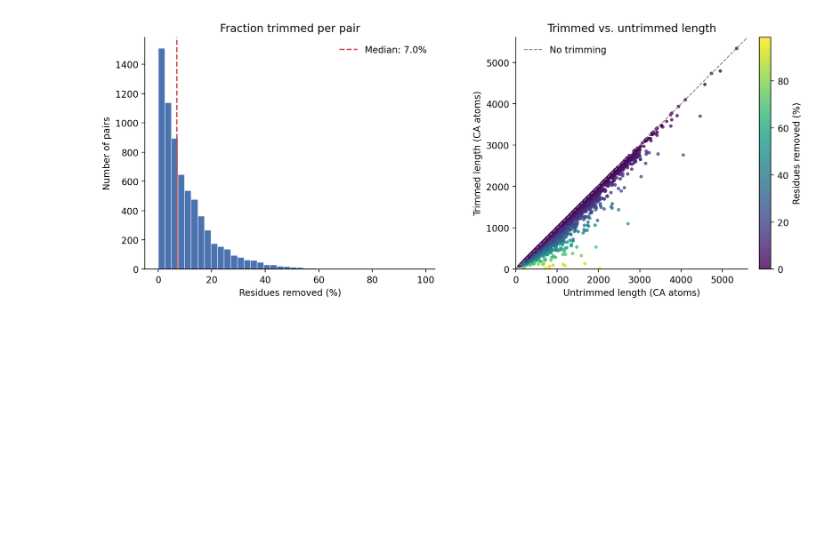
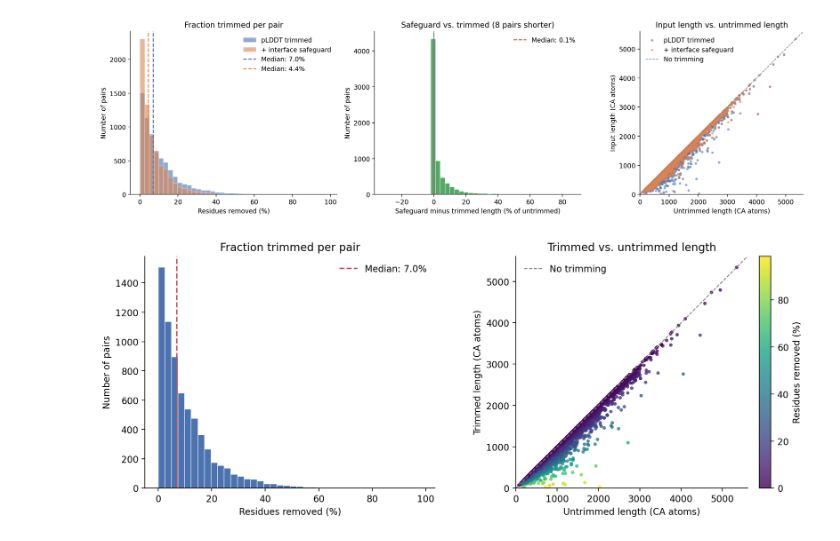
Before and after one commit to Kim-Dammer/master_thesis, a Jupyter notebook: notebooks/24_analysis_plddt_trimmed_input.ipynb, the cells around one changed output. Saved outputs shown, nothing was run; the diff lists cells and outputs as text; code cells hidden in the pictures; blank space fills up the shorter version.

```diff
--- a/notebooks/24_analysis_plddt_trimmed_input.ipynb
+++ b/notebooks/24_analysis_plddt_trimmed_input.ipynb
@@ -63,0 +85,13 @@ pdb_length = pdb_length.with_columns(
+# %%
+pdb_length = (
+    df_len
+    .pivot(on="set", index="pair", values="n_ca")
+    .rename({
+        "untrimmed": "length_untrimmed",
+        "trimmed": "length_trimmed",
+        "safeguard": "length_safeguard",
+    })
+)
+# %%
+#drop nulls for whreer a pair is missing on another run (just 6 homomultimers)
+pdb_length = pdb_length.drop_nulls(subset=["length_untrimmed", "length_trimmed", "length_safeguard"])
@@ -64 +124,57 @@ pdb_length = pdb_length.with_columns(
+# %%
+untr = pdb_length["length_untrimmed"].to_numpy()
+tr = pdb_length["length_trimmed"].to_numpy()
+sg = pdb_length["length_safeguard"].to_numpy()
+rel_tr = pdb_length["removed_trimmed"].to_numpy() * 100
+rel_sg = pdb_length["removed_safeguard"].to_numpy() * 100
+added = pdb_length["added_back"].to_numpy() * 100
+# %%
+col_tr, col_sg = "#4C72B0", "#DD8452"
+
+fig, axes = plt.subplots(1, 3, figsize=(16, 4.5))
+
+# Left: fraction removed, trimmed vs safeguard
+ax = axes[0]
+bins = np.linspace(0, max(rel_tr.max(), rel_sg.max()), 41)
+ax.hist(rel_tr, bins=bins, color=col_tr, alpha=0.6, edgecolor="white", linewidth=0.5, label="pLDDT trimmed")
+ax.hist(rel_sg, bins=bins, color=col_sg, alpha=0.6, edgecolor="white", linewidth=0.5, label="+ interface safeguard")
+ax.axvline(np.median(rel_tr), color=col_tr, linestyle="--", linewidth=1.5, label=f"Median: {np.median(rel_tr):.1f}%")
+ax.axvline(np.median(rel_sg), color=col_sg, linestyle="--", linewidth=1.5, label=f"Median: {np.median(rel_sg):.1f}%")
+ax.set_xlabel("Residues removed (%)")
+ax.set_ylabel("Number of pairs")
+ax.set_title("Fraction trimmed per pair")
+ax.legend(frameon=False)
+
+# Middle: change in length from trimmed -> safeguard (negative = safeguard shorter)
+ax = axes[1]
+ax.hist(added, bins=40, color="#55A868", edgecolor="white", linewidth=0.5)
+ax.axvline(np.median(added), color="#C44E52", linestyle="--", linewidth=1.5,
+           label=f"Median: {np.median(added):.1f}%")
+ax.axvline(0, color="grey", linewidth=1)
+ax.set_xlabel("Safeguard minus trimmed length (% of untrimmed)")
+ax.set_ylabel("Number of pairs")
+ax.set_title(f"Safeguard vs. trimmed ({n_shorter} pairs shorter)")
+ax.legend(frameon=False)
+
+# Right: input length vs untrimmed length
+ax = axes[2]
+ax.scatter(untr, tr, color=col_tr, s=14, alpha=0.6, edgecolors="none", label="pLDDT trimmed")
+ax.scatter(untr, sg, color=col_sg, s=14, alpha=0.6, edgecolors="none", label="+ interface safeguard")
+lim = untr.max() * 1.05
+ax.plot([0, lim], [0, lim], color="grey", linestyle="--", linewidth=1, label="No trimming")
+ax.set_xlim(0, lim)
+ax.set_ylim(0, lim)
+ax.set_aspect("equal")
+ax.set_xlabel("Untrimmed length (CA atoms)")
+ax.set_ylabel("Input length (CA atoms)")
+ax.set_title("Input length vs. untrimmed length")
+ax.legend(frameon=False, loc="upper left")
+
+for ax in axes:
+    ax.spines[["top", "right"]].set_visible(False)
+
+fig.tight_layout()
+plt.show()
+# %% [output]
+[figure, added]
 # %%
```
Also changed, not shown: parts of 48 cells of this notebook, 28 other files.
